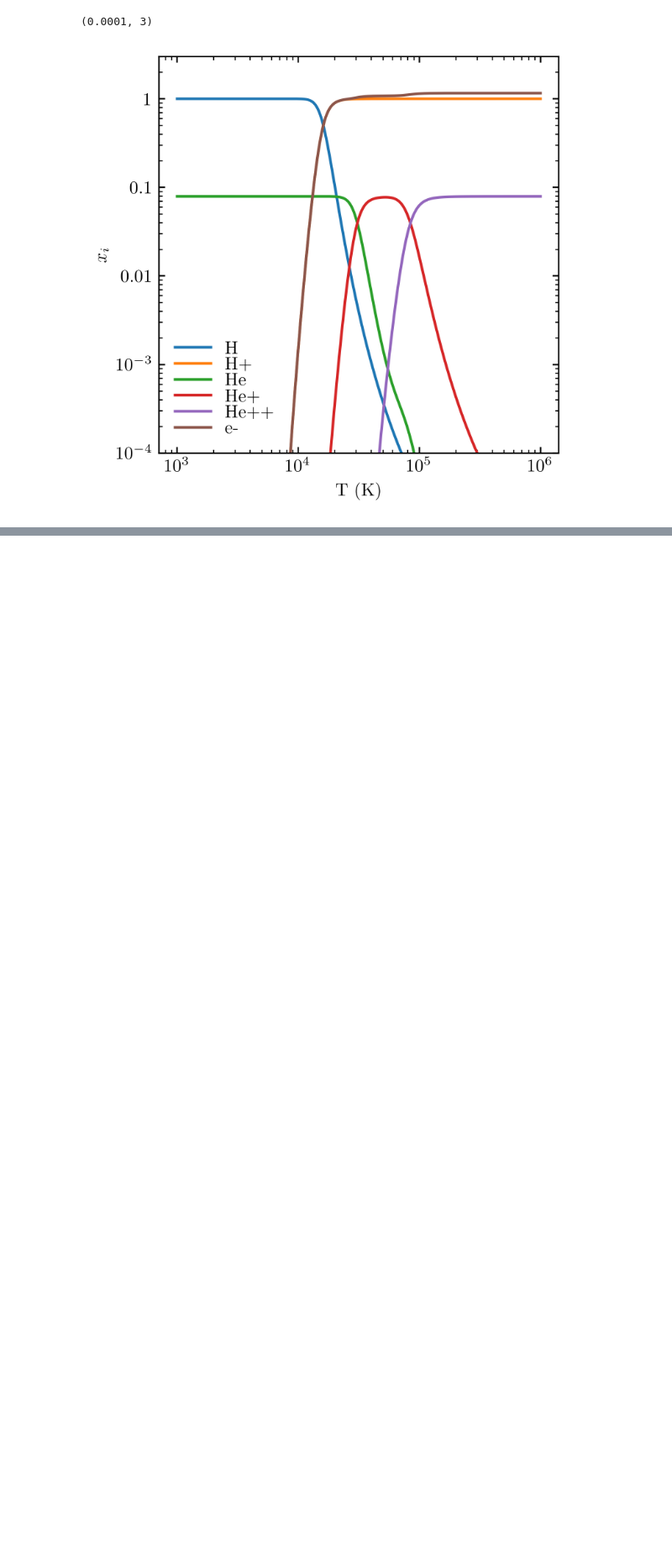
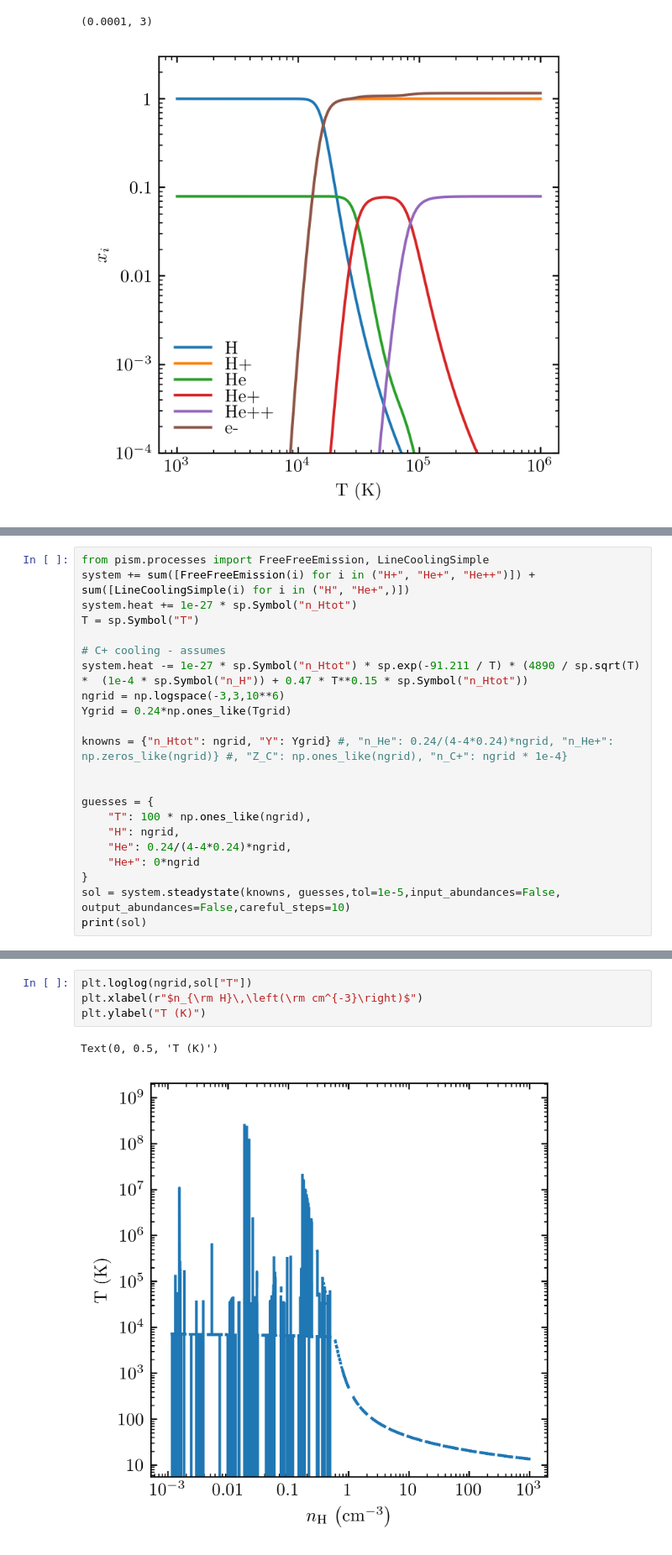
Before and after one commit to mikegrudic/pism, a Jupyter notebook: examples/CIE.ipynb, the cells around one changed output, grey strips where cells are left out. Shown at 84% size. Cells and saved outputs as stored; diff of their text form; blank space fills up the shorter version.

```diff
--- a/examples/CIE.ipynb
+++ b/examples/CIE.ipynb
@@ -104,0 +107,22 @@ plt.ylim(1e-4,3)
+# %%
+from pism.processes import FreeFreeEmission, LineCoolingSimple
+system += sum([FreeFreeEmission(i) for i in ("H+", "He+", "He++")]) + sum([LineCoolingSimple(i) for i in ("H", "He+",)])
+system.heat += 1e-27 * sp.Symbol("n_Htot")
+T = sp.Symbol("T")
+
+# C+ cooling - assumes
+system.heat -= 1e-27 * sp.Symbol("n_Htot") * sp.exp(-91.211 / T) * (4890 / sp.sqrt(T) *  (1e-4 * sp.Symbol("n_H")) + 0.47 * T**0.15 * sp.Symbol("n_Htot"))
+ngrid = np.logspace(-3,3,10**6)
+Ygrid = 0.24*np.ones_like(Tgrid)
+
+knowns = {"n_Htot": ngrid, "Y": Ygrid} #, "n_He": 0.24/(4-4*0.24)*ngrid, "n_He+": np.zeros_like(ngrid)} #, "Z_C": np.ones_like(ngrid), "n_C+": ngrid * 1e-4}
+
+
+guesses = {
+    "T": 100 * np.ones_like(ngrid),
+    "H": ngrid,
+    "He": 0.24/(4-4*0.24)*ngrid,
+    "He+": 0*ngrid
+}
+sol = system.steadystate(knowns, guesses,tol=1e-5,input_abundances=False, output_abundances=False,careful_steps=10)
+print(sol)
@@ -104,0 +131,7 @@ plt.ylim(1e-4,3)
+# %%
+plt.loglog(ngrid,sol["T"])
+plt.xlabel(r"$n_{\rm H}\,\left(\rm cm^{-3}\right)$")
+plt.ylabel("T (K)")
+# %% [output]
+Text(0, 0.5, 'T (K)')
+[figure, added]
```
Also changed, not shown: parts of 6 cells of this notebook, 2 other files.
